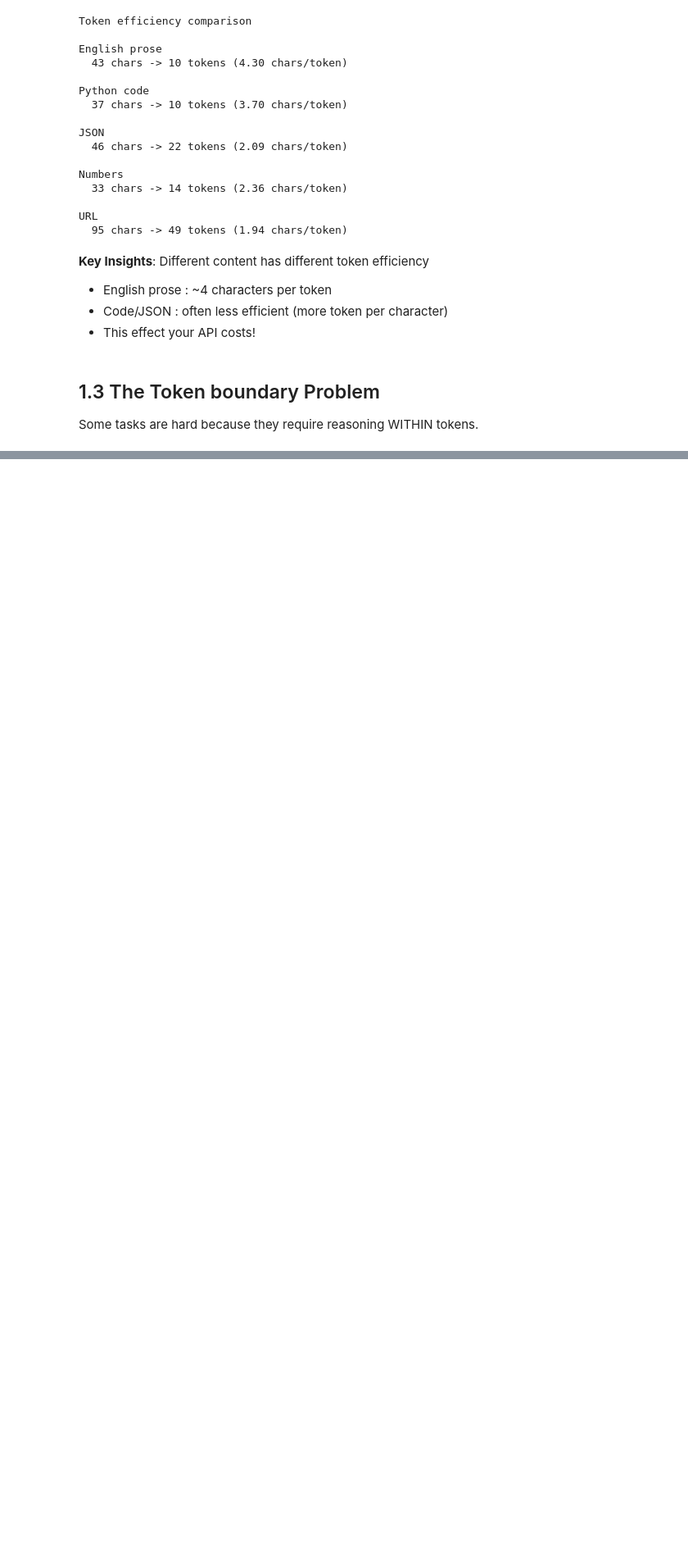
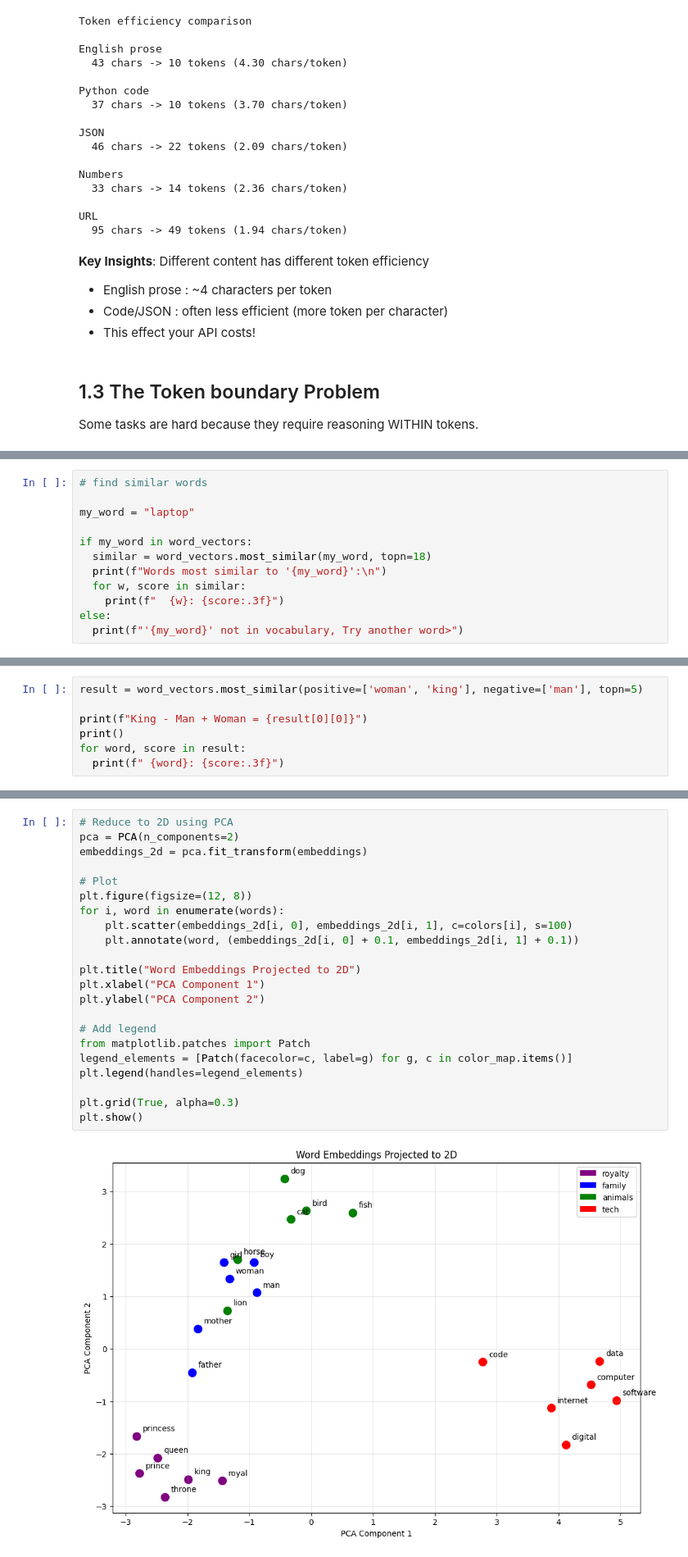
Before and after one commit to Shailesh2302/Tokenization, a Jupyter notebook: Tokenization.ipynb, the cells around one changed output, grey strips where cells are left out. Shown at 82% size. Drawn from its saved outputs; the diff is of its cells as text; blank space fills up the shorter version.

```diff
--- a/Tokenization.ipynb
+++ b/Tokenization.ipynb
@@ -167,0 +326,12 @@ Tokens : [496, 675, 15717]
+# %%
+# find similar words
+
+my_word = "laptop"
+
+if my_word in word_vectors:
+  similar = word_vectors.most_similar(my_word, topn=18)
+  print(f"Words most similar to '{my_word}':\n")
+  for w, score in similar:
+    print(f"  {w}: {score:.3f}")
+else:
+  print(f"'{my_word}' not in vocabulary, Try another word>")
@@ -167,0 +361,7 @@ Tokens : [496, 675, 15717]
+# %%
+result = word_vectors.most_similar(positive=['woman', 'king'], negative=['man'], topn=5)
+
+print(f"King - Man + Woman = {result[0][0]}")
+print()
+for word, score in result:
+  print(f" {word}: {score:.3f}")
@@ -167,0 +408,24 @@ Tokens : [496, 675, 15717]
+# %%
+# Reduce to 2D using PCA
+pca = PCA(n_components=2)
+embeddings_2d = pca.fit_transform(embeddings)
+
+# Plot
+plt.figure(figsize=(12, 8))
+for i, word in enumerate(words):
+    plt.scatter(embeddings_2d[i, 0], embeddings_2d[i, 1], c=colors[i], s=100)
+    plt.annotate(word, (embeddings_2d[i, 0] + 0.1, embeddings_2d[i, 1] + 0.1))
+
+plt.title("Word Embeddings Projected to 2D")
+plt.xlabel("PCA Component 1")
+plt.ylabel("PCA Component 2")
+
+# Add legend
+from matplotlib.patches import Patch
+legend_elements = [Patch(facecolor=c, label=g) for g, c in color_map.items()]
+plt.legend(handles=legend_elements)
+
+plt.grid(True, alpha=0.3)
+plt.show()
+# %% [output]
+[figure, added]
```
Also changed, not shown: parts of 20 cells of this notebook.
